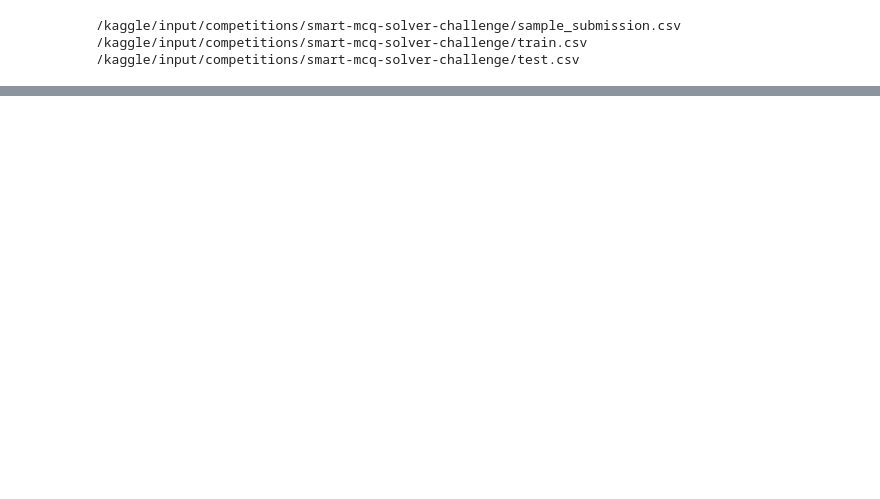
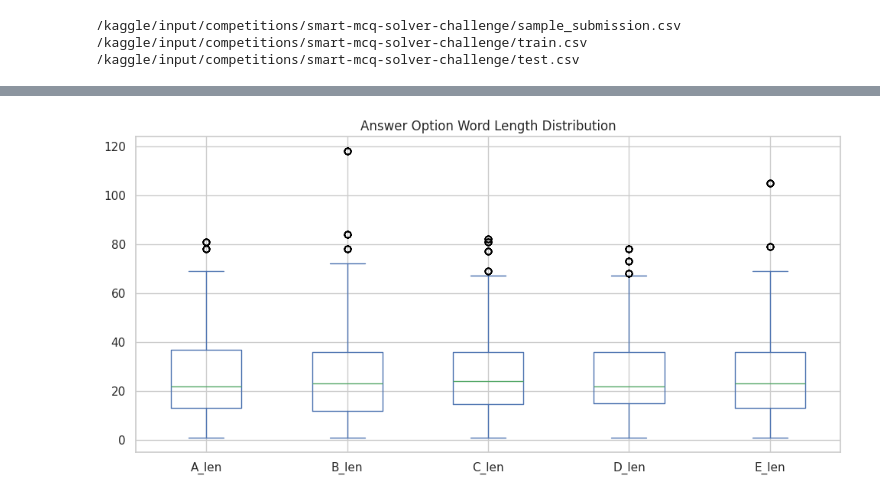
Before and after one commit to varnit27/dlgenai-t22026, a Jupyter notebook: DL-23f3000843-notebook-t22026.ipynb, the cells around one changed output, grey strips where cells are left out. Saved outputs shown, nothing was run; the diff lists cells and outputs as text; code cells hidden in the pictures; blank space fills up the shorter version.

```diff
--- a/DL-23f3000843-notebook-t22026.ipynb
+++ b/DL-23f3000843-notebook-t22026.ipynb
@@ -294,0 +142,11 @@ TF-IDF Pipeline MAP@3: 0.2961666666666667
+# %%
+for opt in ['A', 'B', 'C', 'D', 'E']:
+    train[f'{opt}_len'] = train[opt].apply(lambda x: len(str(x).split()))
+
+opt_len_cols = [f'{opt}_len' for opt in ['A', 'B', 'C', 'D', 'E']]
+train[opt_len_cols].plot(kind='box', figsize=(10, 5))
+plt.title('Answer Option Word Length Distribution')
+plt.tight_layout()
+plt.show()
+# %% [output]
+[figure, added]
```
Also changed, not shown: parts of 31 cells of this notebook.
